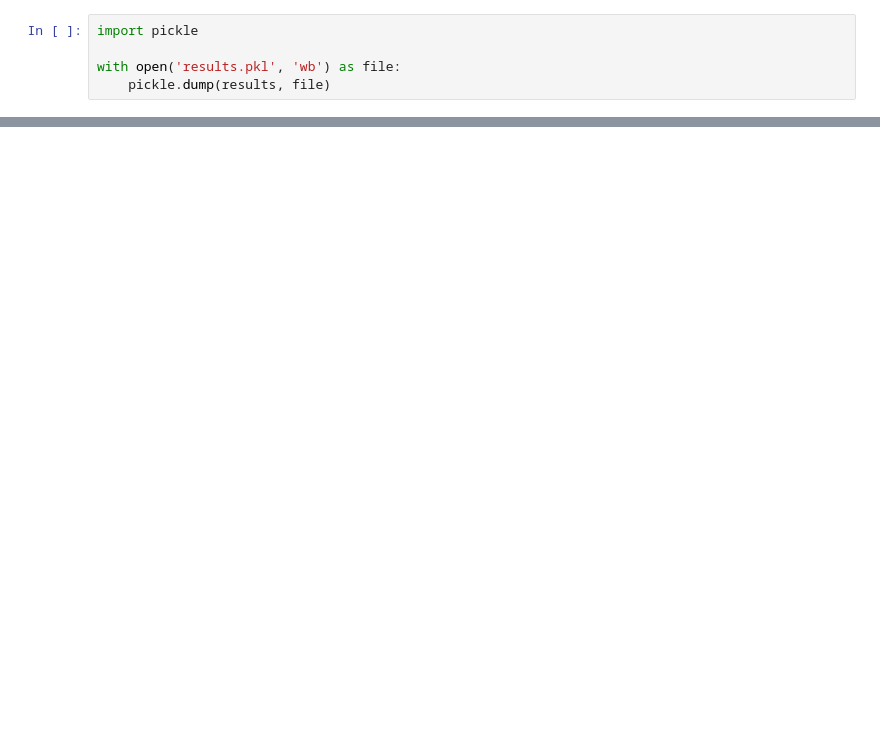
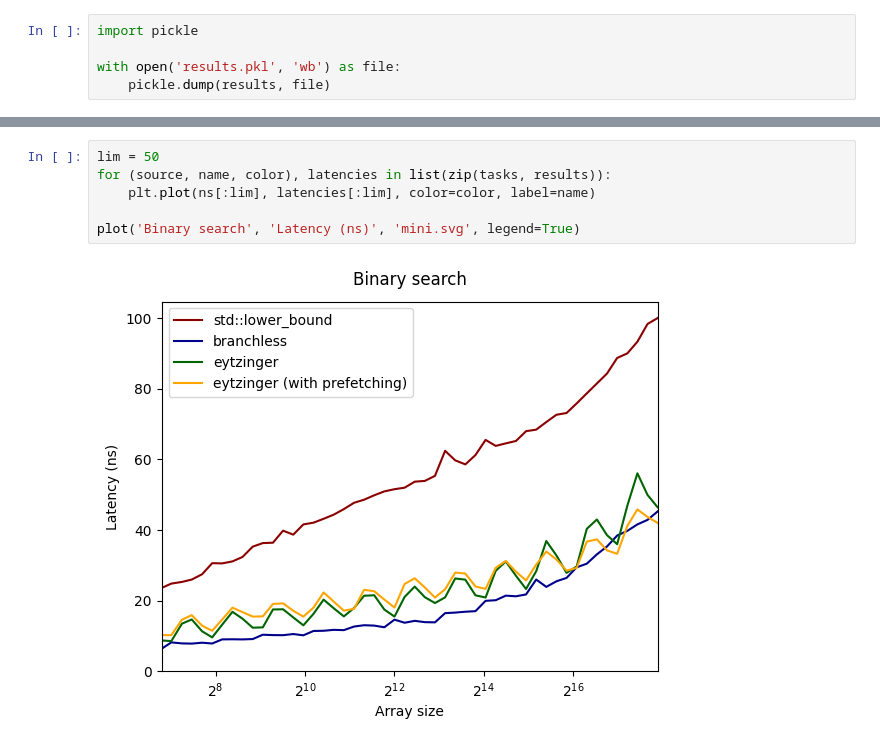
Before and after one commit to brandonlee3241/cmpt479Project, a Jupyter notebook: binsearch2/plot.ipynb, the cells around one changed output, grey strips where cells are left out. Cells and saved outputs as stored; diff of their text form; blank space fills up the shorter version.

```diff
--- a/binsearch2/plot.ipynb
+++ b/binsearch2/plot.ipynb
@@ -275,0 +184,8 @@ for i, current in enumerate(tasks):
+# %%
+lim = 50
+for (source, name, color), latencies in list(zip(tasks, results)):
+    plt.plot(ns[:lim], latencies[:lim], color=color, label=name)
+
+plot('Binary search', 'Latency (ns)', 'mini.svg', legend=True)
+# %% [output]
+[figure, added]
```
Also changed, not shown: parts of 12 cells of this notebook, 5 other files.
